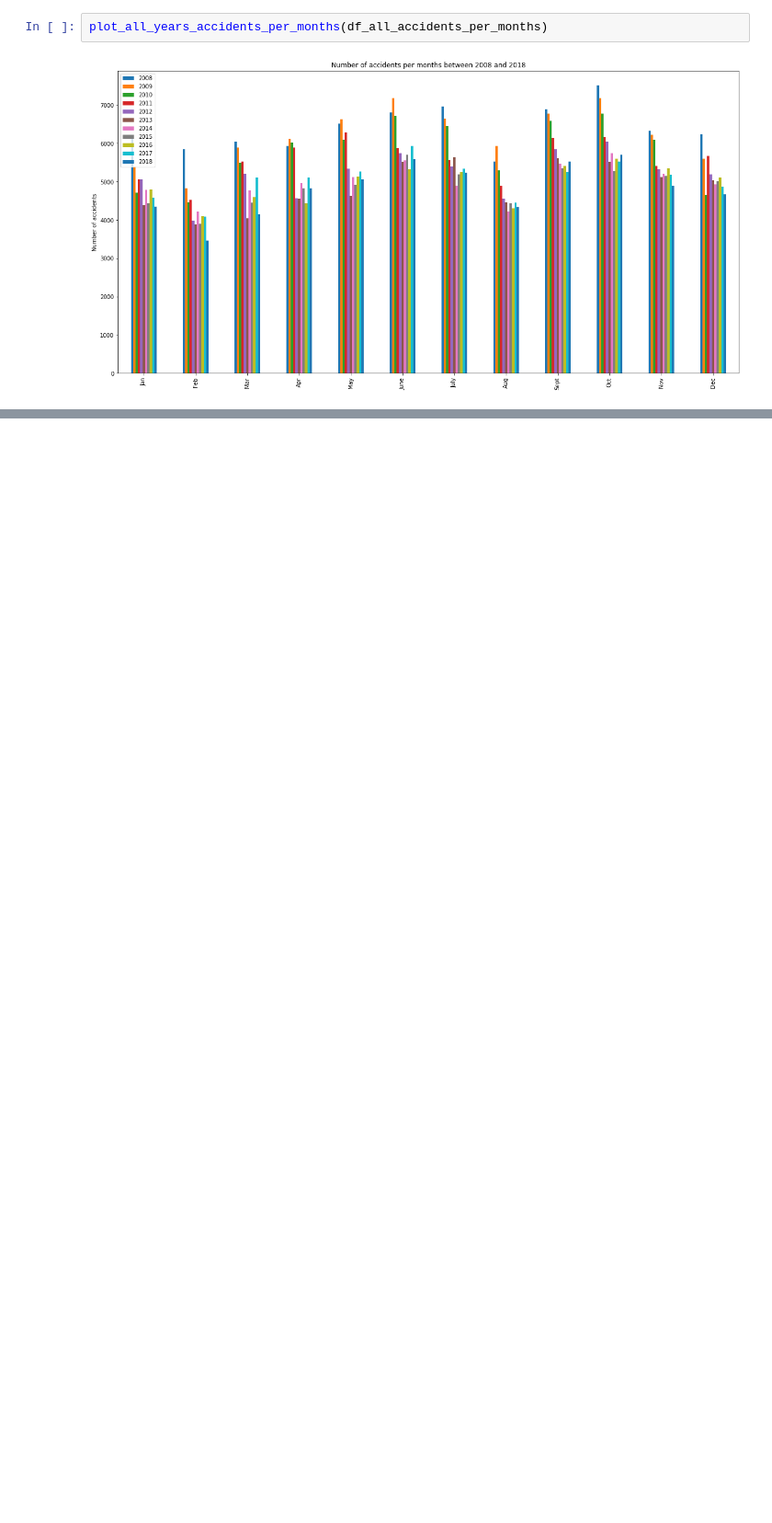
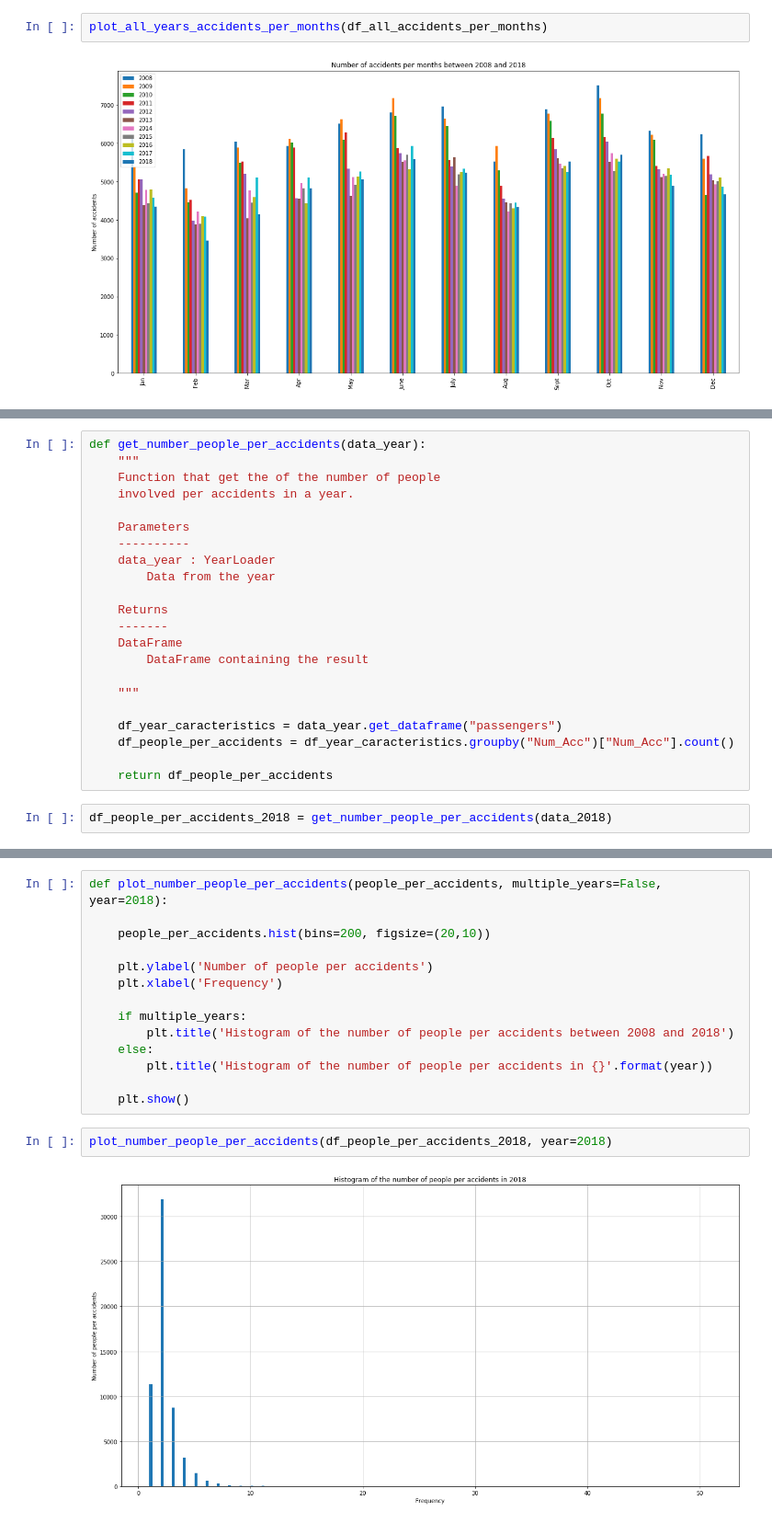
Before and after one commit to sinitame/epfl-ada-project, a Jupyter notebook: notebooks/introduction.ipynb, the cells around one changed output, grey strips where cells are left out. Shown at 92% size. Drawn from its saved outputs; the diff is of its cells as text; blank space fills up the shorter version.

```diff
--- a/notebooks/introduction.ipynb
+++ b/notebooks/introduction.ipynb
@@ -188,0 +287,24 @@ plot_all_years_accidents_per_months(df_all_accidents_per_months)
+# %%
+def get_number_people_per_accidents(data_year):
+    """
+    Function that get the of the number of people
+    involved per accidents in a year.
+
+    Parameters
+    ----------
+    data_year : YearLoader
+        Data from the year
+
+    Returns
+    -------
+    DataFrame
+        DataFrame containing the result
+
+    """
+
+    df_year_caracteristics = data_year.get_dataframe("passengers")
+    df_people_per_accidents = df_year_caracteristics.groupby("Num_Acc")["Num_Acc"].count()
+
+    return df_people_per_accidents
+# %%
+df_people_per_accidents_2018 = get_number_people_per_accidents(data_2018)
@@ -188,0 +323,18 @@ plot_all_years_accidents_per_months(df_all_accidents_per_months)
+# %%
+def plot_number_people_per_accidents(people_per_accidents, multiple_years=False, year=2018):
+
+    people_per_accidents.hist(bins=200, figsize=(20,10))
+
+    plt.ylabel('Number of people per accidents')
+    plt.xlabel('Frequency')
+
+    if multiple_years:
+        plt.title('Histogram of the number of people per accidents between 2008 and 2018')
+    else:
+        plt.title('Histogram of the number of people per accidents in {}'.format(year))
+
+    plt.show()
+# %%
+plot_number_people_per_accidents(df_people_per_accidents_2018, year=2018)
+# %% [output]
+[figure, added]
```
Also changed, not shown: parts of 19 cells of this notebook, 1 other file.
